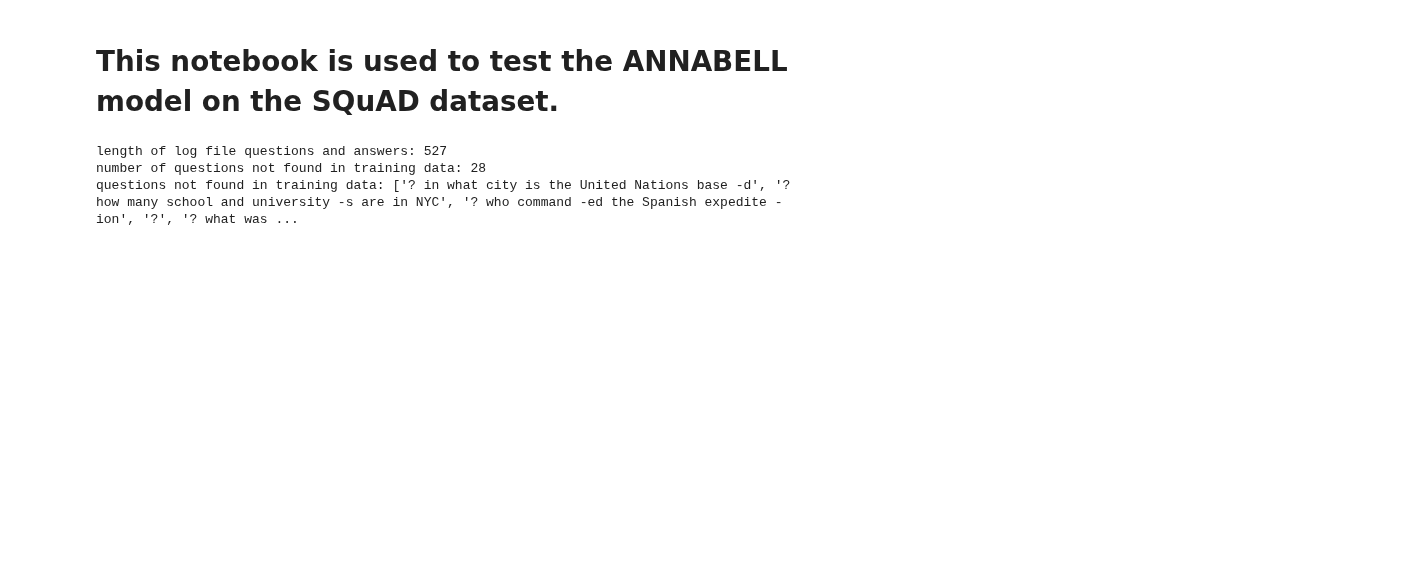
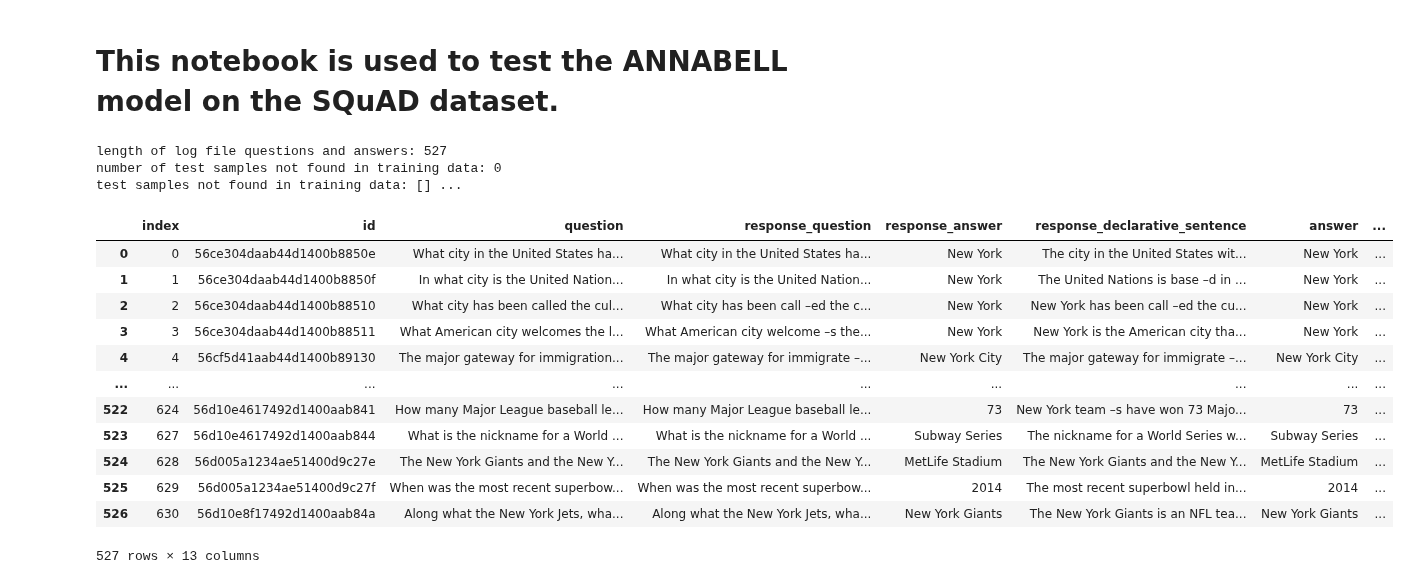
Before and after one commit to cjwalmsley/Training-and-evaluating-cognitive-language-models, a Jupyter notebook: test_annabell.ipynb, the cells around one changed output. Saved outputs shown, nothing was run; the diff lists cells and outputs as text; code cells hidden in the pictures; blank space fills up the shorter version.

```diff
--- a/test_annabell.ipynb
+++ b/test_annabell.ipynb
@@ -21,50 +21,62 @@ else:
     raise Exception("unsupported OS")
 
 timestamp = datetime.datetime.now().strftime("_%Y%m%d_%H%M%S")
 
 test_input_dir = os.path.join(base_directory, "experiments", str(experiment_number), "testing")
 test_log_dir = os.path.join(base_directory, "experiments", str(experiment_number), "logs")
 data_dir = os.path.join(base_directory, "experiments/data")
 test_results_dir = os.path.join(base_directory, "experiments", str(experiment_number), "results")
 
 test_log_filename = "test_nyc_samples_log_2025-09-29_14-00-53.txt"
 test_input_filename = "nyc_squad_testing_commands_20250929_075818.txt"
-dataset_filename = "response_formatted_20250924_174653.jsonl"
+dataset_filename = "nyc_squad_with_pretraining_commands_20250928_094914.jsonl"
 
 test_log_filepath = os.path.join(test_log_dir, test_log_filename)
 test_input_filepath = os.path.join(test_input_dir, test_input_filename)
 dataset_filepath = os.path.join(data_dir, dataset_filename)
 
 test_answer_summary_filename = "test_nyc_answer_summary" + timestamp + ".tsv"
 tsv_results_filepath = os.path.join(test_results_dir, test_answer_summary_filename)
 
 ids_questions_answers = ids_questions_answers_from_log_file(test_log_filepath)
-question_and_answer_pairs = []
-for item in ids_questions_answers:
-	question_and_answer_pairs.append((item[1], item[2]))
+for index, each_tuple in enumerate(ids_questions_answers):
+    if each_tuple[-1] == "" or each_tuple[-1] == None:
+        ids_questions_answers[index] = (each_tuple[0], each_tuple[1], "NO ANSWER GIVEN")
 
-print("length of log file questions and answers: " + str(len(question_and_answer_pairs)))
+print("length of log file questions and answers: " + str(len(ids_questions_answers)))
 with open(test_input_filepath, 'r') as test_input_file:
     test_input_lines = test_input_file.readlines()
 response_formatted_df = pd.read_json(dataset_filepath, lines=True)
-response_formatted_df = response_formatted_df[response_formatted_df["is_pretraining"] == False]
-response_formatted_df = response_formatted_df.reset_index(drop=True)
 #add the test questions to the dataframe
 questions_not_found = []
-for question, answer in question_and_answer_pairs:
-    if question in response_formatted_df["response_question_formatted"].values:
-        if answer == "":
-            answer = "NO ANSWER GIVEN"
-        response_formatted_df.loc[
-            response_formatted_df["response_question_formatted"] == question, "test_answer"] = answer
+for the_id, question, answer, in ids_questions_answers:
+    if the_id in response_formatted_df["id"].values:
+        response_formatted_df.loc[response_formatted_df["id"] == the_id, "test_answer"] = answer
     else:
         questions_not_found.append(question)
-print(f"number of questions not found in training data: {len(questions_not_found)}")
-print("questions not found in training data: " + str(questions_not_found[:5]) + " ...")
+print(f"number of test samples not found in training data: {len(questions_not_found)}")
+print("test samples not found in training data: " + str(questions_not_found[:5]) + " ...")
+#drop any rows that are not in the test samples
+response_formatted_df.dropna(subset=["test_answer"], inplace=True)
+response_formatted_df.reset_index(inplace=True)
+response_formatted_df
 # %% [output]
 length of log file questions and answers: 527
-number of questions not found in training data: 28
-questions not found in training data: ['? in what city is the United Nations base -d', '? how many school and university -s are in NYC', '? who command -ed the Spanish expedite -ion', '?', '? what was ...
+number of test samples not found in training data: 0
+test samples not found in training data: [] ...
+|  | index | id | question | response_question | response_answer | response_declarative_sentence | answer | ... |
+| 0 | 0 | 56ce304daab44d1400b8850e | What city in the United States ha... | What city in the United States ha... | New York | The city in the United States wit... | New York | ... |
+| 1 | 1 | 56ce304daab44d1400b8850f | In what city is the United Nation... | In what city is the United Nation... | New York | The United Nations is base –d in ... | New York | ... |
+| 2 | 2 | 56ce304daab44d1400b88510 | What city has been called the cul... | What city has been call –ed the c... | New York | New York has been call –ed the cu... | New York | ... |
+| 3 | 3 | 56ce304daab44d1400b88511 | What American city welcomes the l... | What American city welcome –s the... | New York | New York is the American city tha... | New York | ... |
+| 4 | 4 | 56cf5d41aab44d1400b89130 | The major gateway for immigration... | The major gateway for immigrate –... | New York City | The major gateway for immigrate –... | New York City | ... |
+| ... | ... | ... | ... | ... | ... | ... | ... | ... |
+| 522 | 624 | 56d10e4617492d1400aab841 | How many Major League baseball le... | How many Major League baseball le... | 73 | New York team –s have won 73 Majo... | 73 | ... |
+| 523 | 627 | 56d10e4617492d1400aab844 | What is the nickname for a World ... | What is the nickname for a World ... | Subway Series | The nickname for a World Series w... | Subway Series | ... |
+| 524 | 628 | 56d005a1234ae51400d9c27e | The New York Giants and the New Y... | The New York Giants and the New Y... | MetLife Stadium | The New York Giants and the New Y... | MetLife Stadium | ... |
+| 525 | 629 | 56d005a1234ae51400d9c27f | When was the most recent superbow... | When was the most recent superbow... | 2014 | The most recent superbowl held in... | 2014 | ... |
+| 526 | 630 | 56d10e8f17492d1400aab84a | Along what the New York Jets, wha... | Along what the New York Jets, wha... | New York Giants | The New York Giants is an NFL tea... | New York Giants | ... |
+527 rows × 13 columns
 # %%
 #generate embeddings for the test answer and the response_answer_formatted columns and compare them using cosine distance
 tqdm.pandas(desc="Generating test answer embeddings")
```
Also changed, not shown: parts of 8 cells of this notebook, 1 other file.
